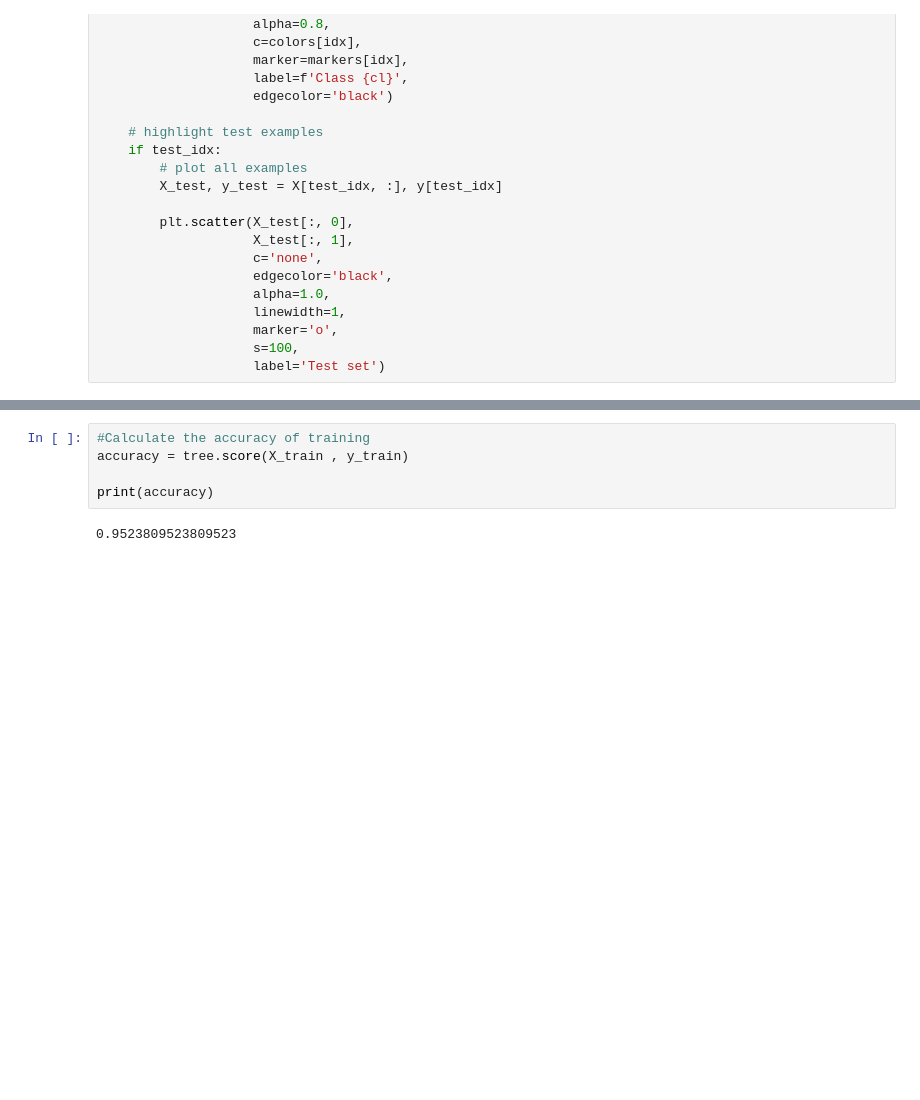
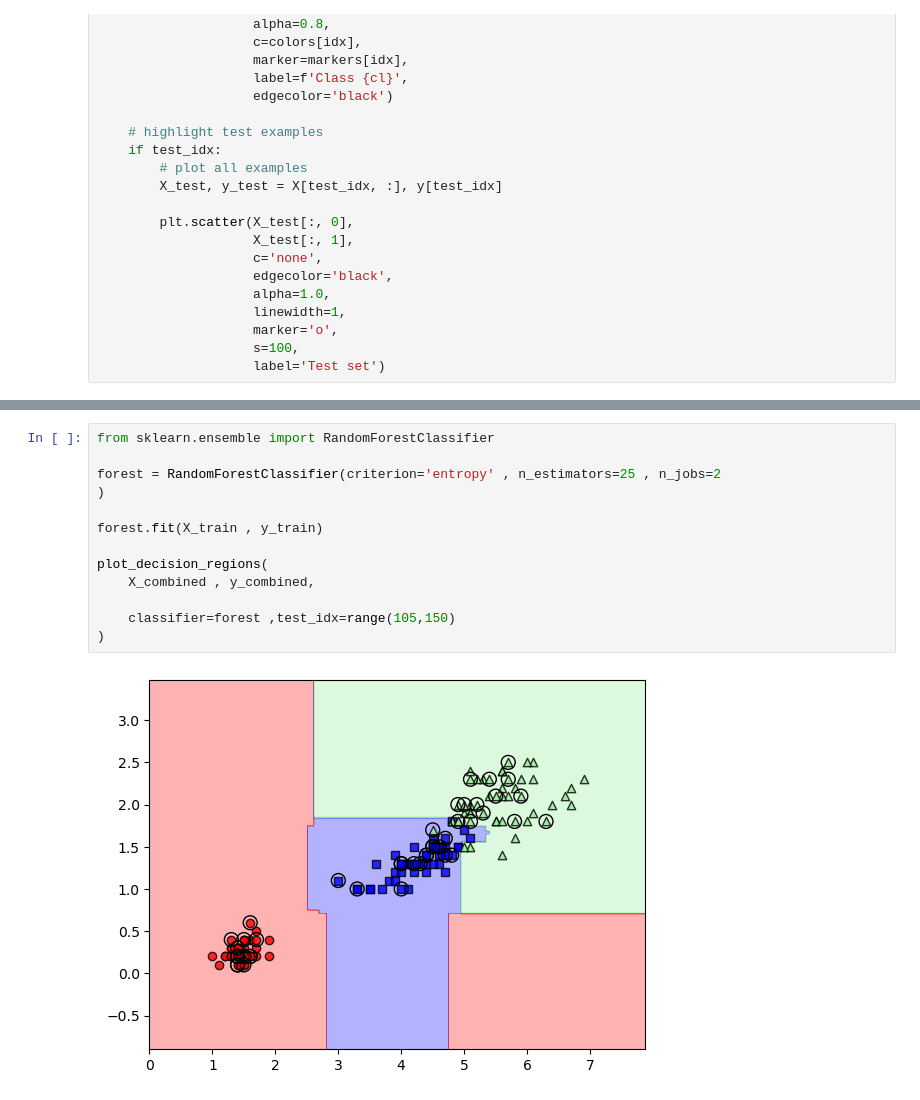
Before and after one commit to poweiiiii/11-27-decision-tree, a Jupyter notebook: 11/28/Decision_tre.ipynb, the cells around one changed output, grey strips where cells are left out. Cells and saved outputs as stored; diff of their text form; blank space fills up the shorter version.

```diff
--- a/11/28/Decision_tre.ipynb
+++ b/11/28/Decision_tre.ipynb
@@ -121,7 +111,15 @@ plt.show()
-# %%
-#Calculate the accuracy of training
-accuracy = tree.score(X_train , y_train)
-
-print(accuracy)
-# %% [output]
-0.9523809523809523
+# %%
+from sklearn.ensemble import RandomForestClassifier
+
+forest = RandomForestClassifier(criterion='entropy' , n_estimators=25 , n_jobs=2
+)
+
+forest.fit(X_train , y_train)
+
+plot_decision_regions(
+    X_combined , y_combined,
+
+    classifier=forest ,test_idx=range(105,150)
+)
+# %% [output]
+[figure, added]
```
Also changed, not shown: parts of 4 cells of this notebook.
